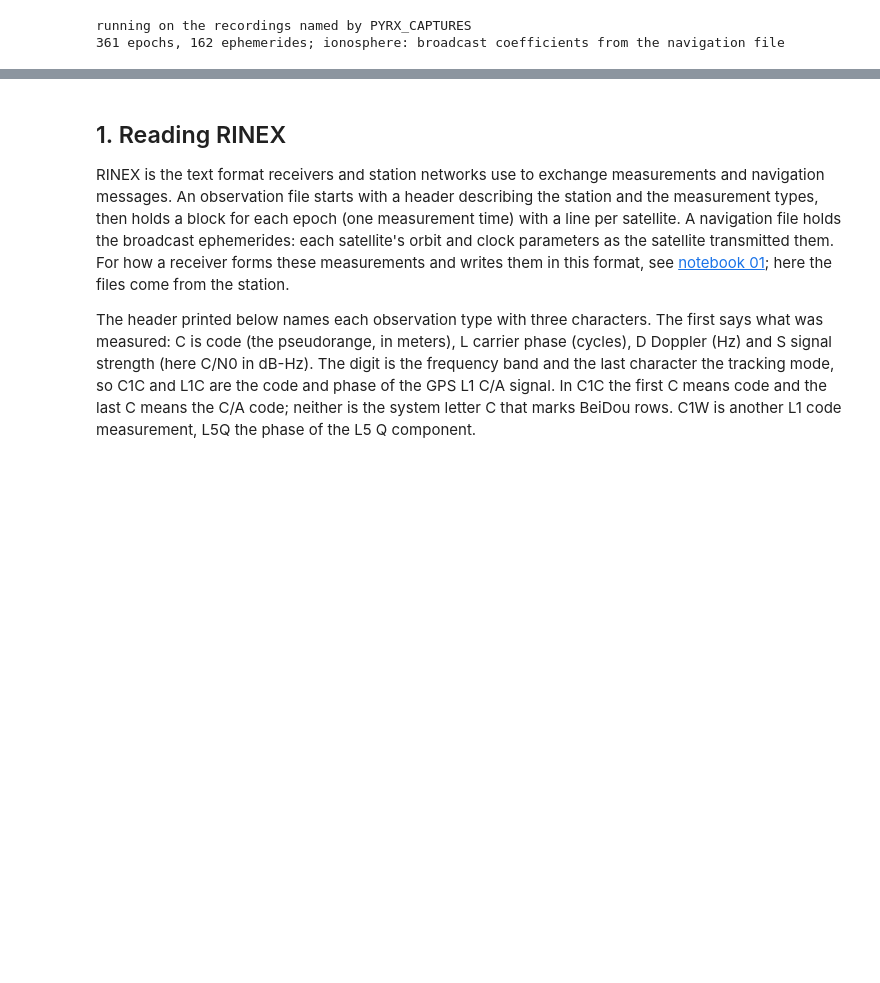
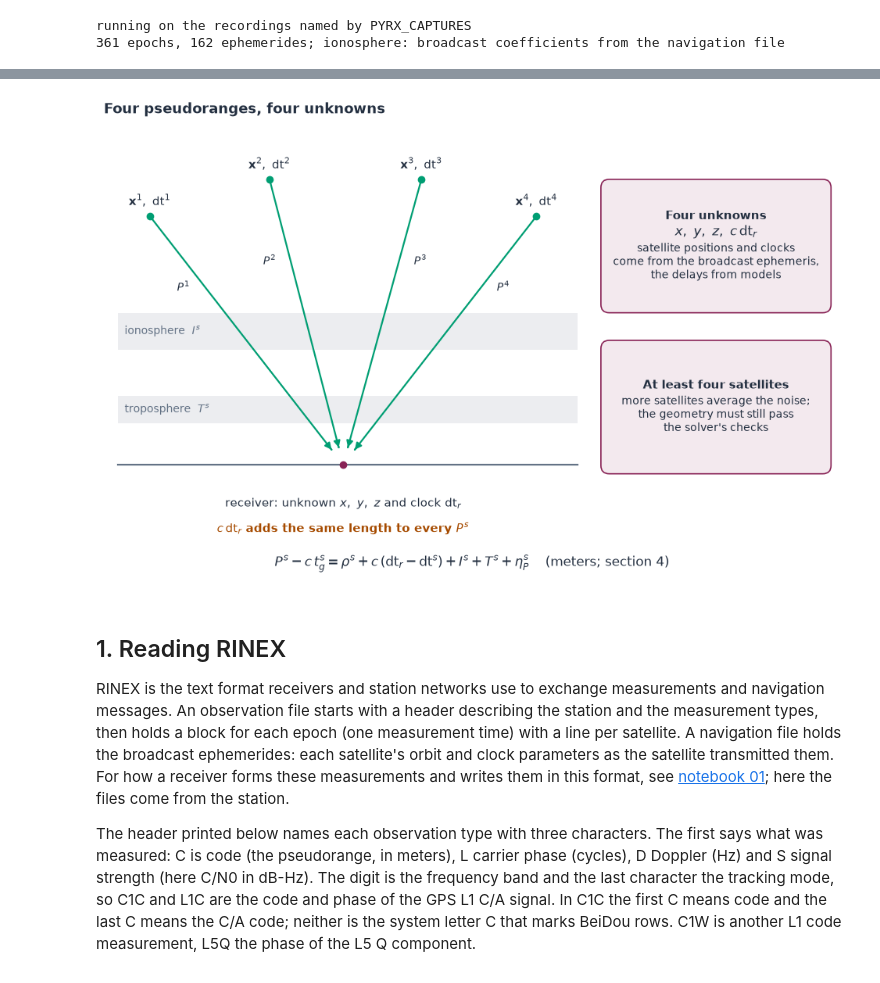
Before and after one commit to aklofas/purple-gnss, a Jupyter notebook: pyrx/notebooks/02-standalone-pvt.ipynb, the cells around one changed output, grey strips where cells are left out. Drawn from its saved outputs; the diff is of its cells as text; code cells hidden in the pictures; blank space fills up the shorter version.

Commit message:
Draw the pseudorange geometry at the start of the standalone notebook

```diff
--- a/pyrx/notebooks/02-standalone-pvt.ipynb
+++ b/pyrx/notebooks/02-standalone-pvt.ipynb
@@ -102,3 +116,46 @@ running on the recordings named by PYRX_CAPTURES
+# %%
+fig, ax = diagram_canvas(16, 10, "Four pseudoranges, four unknowns")
+rx = (5.2, 2.6)
+sats = [(1.0, 8.0), (3.6, 8.8), (6.9, 8.8), (9.4, 8.0)]
+# schematic layers, not to scale: the solver models these delays, it traces no rays
+for y0, y1, name in ((3.5, 4.1, "troposphere  $T^s$"), (5.1, 5.9, "ionosphere  $I^s$")):
+    ax.add_patch(Rectangle((0.3, y0), 10.0, y1 - y0, color=DIAGRAM_ROLES["context"],
+                           alpha=0.12, linewidth=0))  # fmt: skip
+    diagram_text(ax, 0.45, (y0 + y1) / 2, name, size=10, ha="left", color=DIAGRAM_ROLES["context"])
+diagram_line(ax, [(0.3, rx[1]), (10.3, rx[1])], width=1.6)
+for k, (x, y) in enumerate(sats, 1):
+    # each path ends just short of the receiver dot so the heads stay visible
+    f = 0.06
+    end = (rx[0] + f * (x - rx[0]), rx[1] + f * (y - rx[1]))
+    diagram_arrow(ax, [(x, y), end], role="measure")
+    diagram_dot(ax, x, y, rf"$\mathbf{{x}}^{k},\ \mathrm{{dt}}^{k}$", role="measure")
+    t = 0.72  # label each path near its satellite, above the layers
+    diagram_label(ax, rx[0] + t * (x - rx[0]) + (0.45 if x > rx[0] else -0.45),
+                  rx[1] + t * (y - rx[1]), f"$P^{k}$")  # fmt: skip
+diagram_dot(ax, *rx, role="position")
+diagram_text(ax, rx[0], 1.75, r"receiver: unknown $x,\ y,\ z$ and clock $\mathrm{dt}_r$",
+             size=11)  # fmt: skip
+diagram_text(ax, rx[0], 1.2, r"$c\,\mathrm{dt}_r$ adds the same length to every $P^s$",
+             size=11, color=DIAGRAM_ROLES["highlight"], fontweight="bold")  # fmt: skip
+diagram_box(
+    ax, 10.8, 5.9, 5.0, 2.9, "Four unknowns",
+    "satellite positions and clocks\ncome from the broadcast ephemeris,\nthe delays from models",
+    formula=r"$x,\ y,\ z,\ c\,\mathrm{dt}_r$", role="position",
+)  # fmt: skip
+diagram_box(
+    ax, 10.8, 2.4, 5.0, 2.9, "At least four satellites",
+    "more satellites average the noise;\nthe geometry must still pass\nthe solver's checks",
+    role="position",
+)  # fmt: skip
+diagram_text(
+    ax, 8.0, 0.45,
+    r"$P^s - c\,t_g^s = \rho^s + c\,(\mathrm{dt}_r - \mathrm{dt}^s) + I^s + T^s + \eta_P^s$"
+    "    (meters; section 4)",
+    size=12,
+)  # fmt: skip
+plt.show()
+# %% [output]
+[figure, added]
 # %% [markdown]
 ## 1. Reading RINEX
 
```
Also changed, not shown: parts of 2 cells of this notebook.
